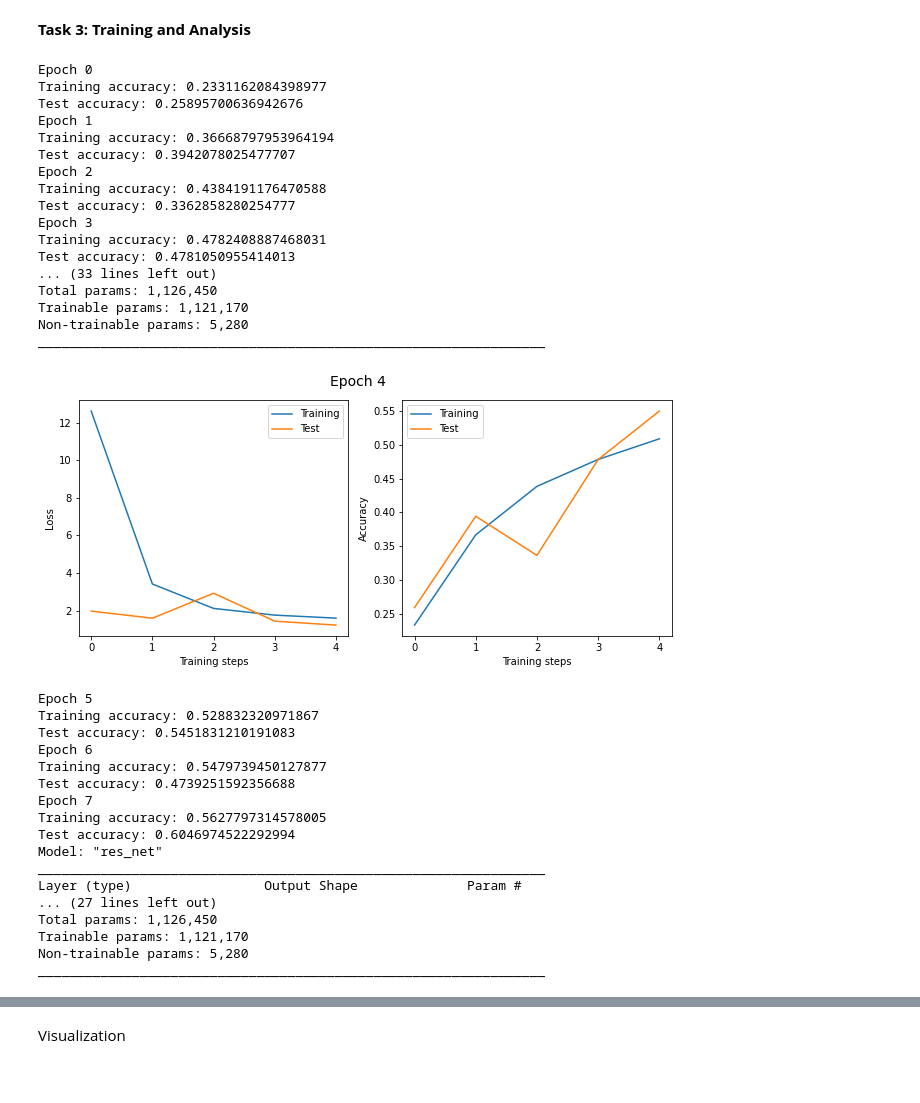
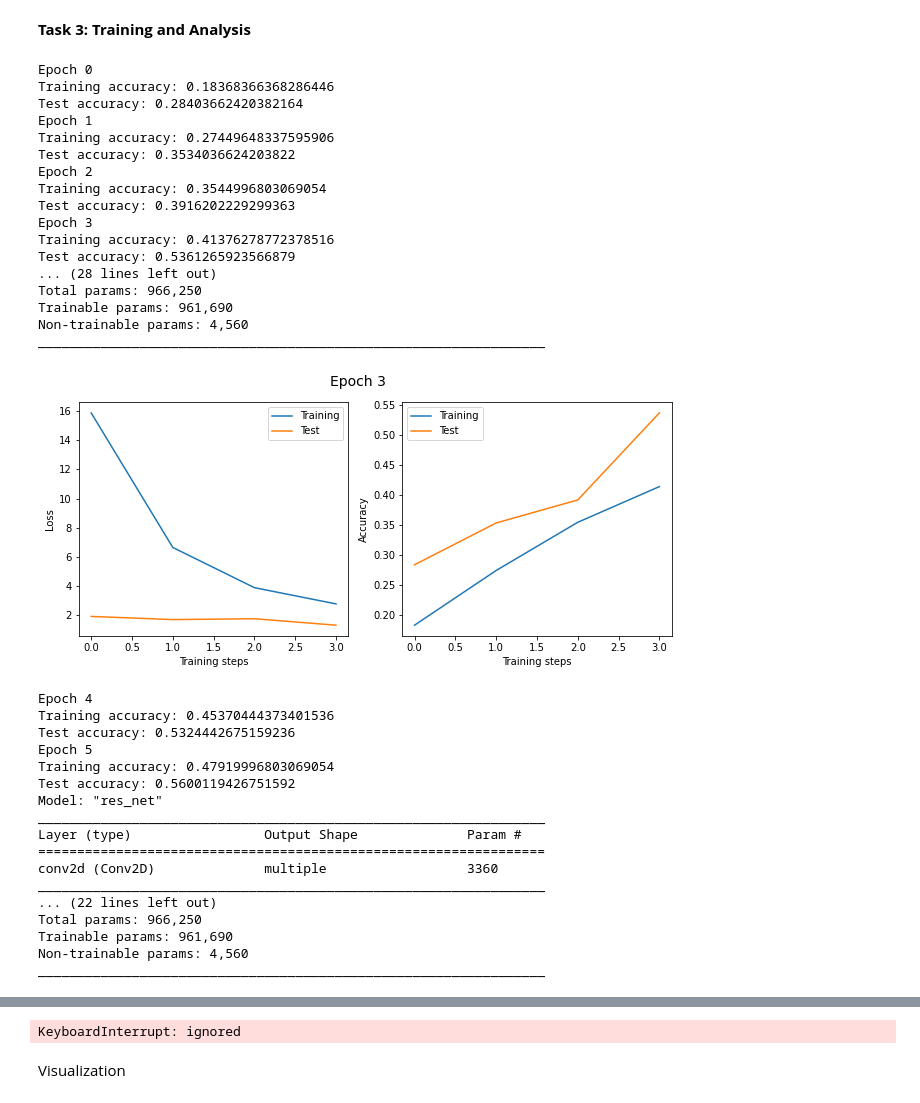
Before and after one commit to fabian9697/IANN_group30, a Jupyter notebook: Submitted_Homework/homework06/homework06_ResNet_group30.ipynb, the cells around one changed output, grey strips where cells are left out. Drawn from its saved outputs; the diff is of its cells as text; code cells hidden in the pictures.

```diff
--- a/Submitted_Homework/homework06/homework06_ResNet_group30.ipynb
+++ b/Submitted_Homework/homework06/homework06_ResNet_group30.ipynb
@@ -85,7 +85,7 @@ class ResidualBlock(tf.keras.layers.Layer):
                                          kernel_regularizer = tf.keras.regularizers.L2(0.01))
     self.batch_norm_2 = tf.keras.layers.BatchNormalization()
     self.activ_2 = tf.keras.activations.relu
-    self.dropout_2 = tf.keras.layers.Dropout(rate = 0.35)
+    self.dropout_2 = tf.keras.layers.Dropout(rate = 0.5)
     self.conv_3 = tf.keras.layers.Conv2D(filters = 120,
                                          kernel_size = 1,
                                          activation = None,
@@ -223,11 +223,11 @@ def test(model, test_data, loss_fn, training = False):
 #              has significantly improved.
 tf.keras.backend.clear_session()
 
-num_residual_blocks = 7
+num_residual_blocks = 6
 model = ResNet(num_residual_blocks)
 
 n_epochs = 150
-learning_rate = 0.0002
+learning_rate = 0.00009
 loss_fn = tf.keras.losses.CategoricalCrossentropy()                    # CategoricalCrossentropy because of 10 labels to differ.
 optimizer = tf.keras.optimizers.Adam(learning_rate, amsgrad = True)    # Optimizer Adam (Adaptive Moment Estimation) with AMSGrad activated.
 
@@ -256,60 +256,60 @@ for epoch in range(n_epochs):
     if test_accuracy >= dynamic_threshold_train_visio:
       model.summary()
 
       fig, ax = plt.subplots(1,2, figsize=(9, 4))
 
       fig.suptitle(('Epoch ' + str(epoch)), fontsize=14, y=1.05)
       line1, = ax[0].plot(training_losses)
       line2, = ax[0].plot(test_losses)
       ax[0].set_xlabel("Training steps")
       ax[0].set_ylabel("Loss")
       ax[0].legend((line1, line2),("Training", "Test"))
 
       line1, = ax[1].plot(training_accuracies)
       line2, = ax[1].plot(test_accuracies)
       ax[1].set_xlabel("Training steps")
       ax[1].set_ylabel("Accuracy")
       ax[1].legend((line1, line2),("Training", "Test"))
 
       fig.tight_layout()
       plt.draw()
       plt.show()
 
       # Increases the test accuracy threshold by 5%.
       dynamic_threshold_train_visio += 0.05
 # %% [output]
 Epoch 0
-Training accuracy: 0.2331162084398977
-Test accuracy: 0.25895700636942676
+Training accuracy: 0.18368366368286446
+Test accuracy: 0.28403662420382164
 Epoch 1
-Training accuracy: 0.36668797953964194
-Test accuracy: 0.3942078025477707
+Training accuracy: 0.27449648337595906
+Test accuracy: 0.3534036624203822
 Epoch 2
-Training accuracy: 0.4384191176470588
-Test accuracy: 0.3362858280254777
+Training accuracy: 0.3544996803069054
+Test accuracy: 0.3916202229299363
 Epoch 3
-Training accuracy: 0.4782408887468031
-Test accuracy: 0.4781050955414013
-... (33 lines left out)
-Total params: 1,126,450
-Trainable params: 1,121,170
-Non-trainable params: 5,280
+Training accuracy: 0.41376278772378516
+Test accuracy: 0.5361265923566879
+... (28 lines left out)
+Total params: 966,250
+Trainable params: 961,690
+Non-trainable params: 4,560
 _________________________________________________________________
-[figure, old version]
+[figure, new version]
+Epoch 4
+Training accuracy: 0.45370444373401536
+Test accuracy: 0.5324442675159236
 Epoch 5
-Training accuracy: 0.528832320971867
-Test accuracy: 0.5451831210191083
-Epoch 6
-Training accuracy: 0.5479739450127877
-Test accuracy: 0.4739251592356688
-Epoch 7
-Training accuracy: 0.5627797314578005
-Test accuracy: 0.6046974522292994
+Training accuracy: 0.47919996803069054
+Test accuracy: 0.5600119426751592
 Model: "res_net"
 _________________________________________________________________
 Layer (type)                 Output Shape              Param #
-... (27 lines left out)
-Total params: 1,126,450
-Trainable params: 1,121,170
-Non-trainable params: 5,280
+=================================================================
+conv2d (Conv2D)              multiple                  3360
 _________________________________________________________________
+... (22 lines left out)
+Total params: 966,250
+Trainable params: 961,690
+Non-trainable params: 4,560
+_________________________________________________________________
@@ -318,3 +406,4 @@ Epoch 8
+KeyboardInterrupt: ignored
 # %% [markdown]
 Visualization
 # %%
```
Also changed, not shown: parts of 1 cell of this notebook.
